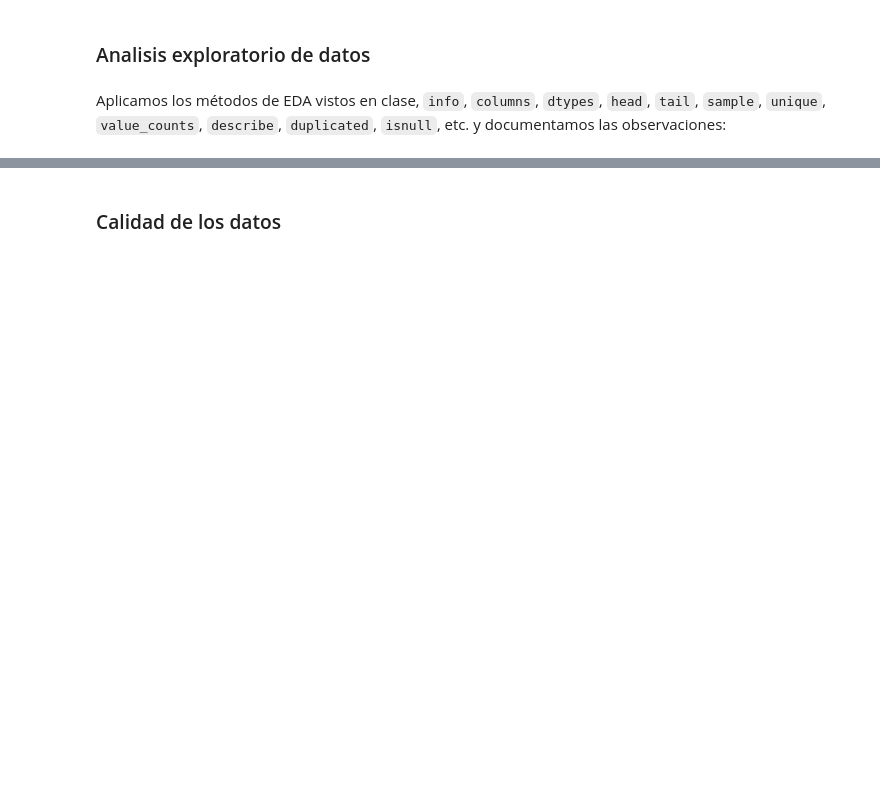
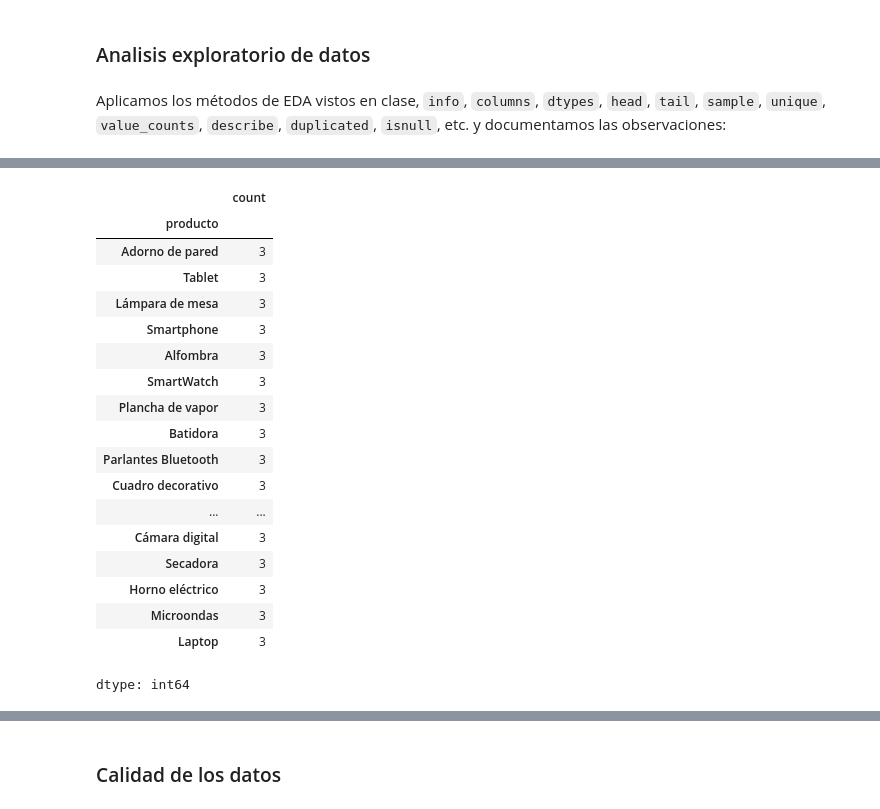
Before and after one commit to FerJGit/TT-2C2025-Data-Analitycs-Notebooks, a Jupyter notebook: PreEntrega/Mis_Archivos/Pre-entrega.ipynb, the cells around one changed output, grey strips where cells are left out. Drawn from its saved outputs; the diff is of its cells as text; code cells hidden in the pictures; blank space fills up the shorter version.

```diff
--- a/PreEntrega/Mis_Archivos/Pre-entrega.ipynb
+++ b/PreEntrega/Mis_Archivos/Pre-entrega.ipynb
@@ -125,0 +305,23 @@ df_marketing.head()
+# %%
+# Analizo el campo producto
+df_marketing["producto"].value_counts()
+# %% [output]
+|  | count |
+| producto |  |
+| Adorno de pared | 3 |
+| Tablet | 3 |
+| Lámpara de mesa | 3 |
+| Smartphone | 3 |
+| Alfombra | 3 |
+| SmartWatch | 3 |
+| Plancha de vapor | 3 |
+| Batidora | 3 |
+| Parlantes Bluetooth | 3 |
+| Cuadro decorativo | 3 |
+| ... | ... |
+| Cámara digital | 3 |
+| Secadora | 3 |
+| Horno eléctrico | 3 |
+| Microondas | 3 |
+| Laptop | 3 |
+dtype: int64
```
Also changed, not shown: parts of 39 cells of this notebook.
